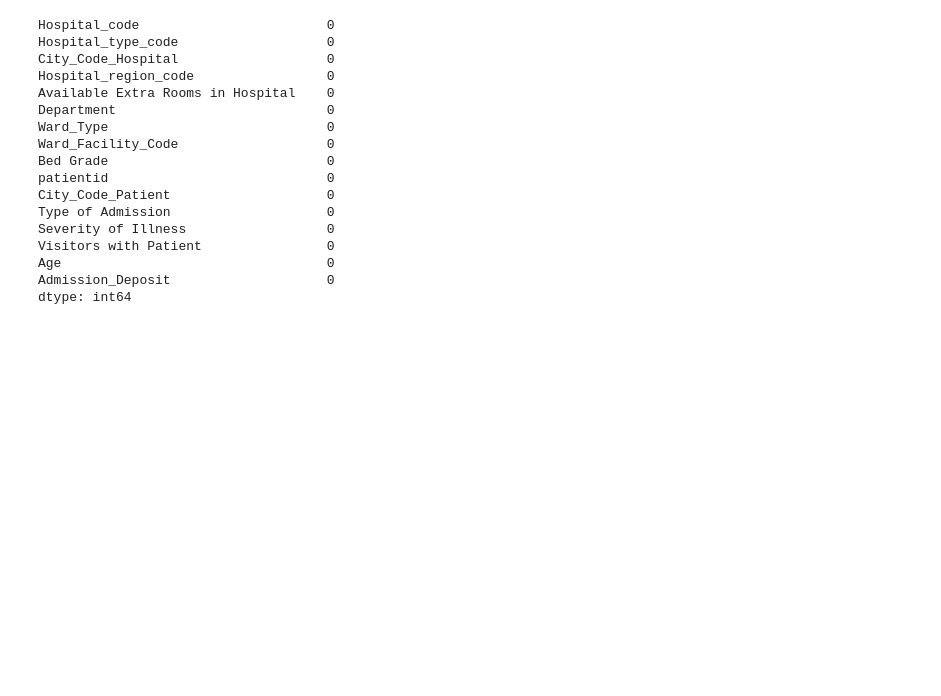
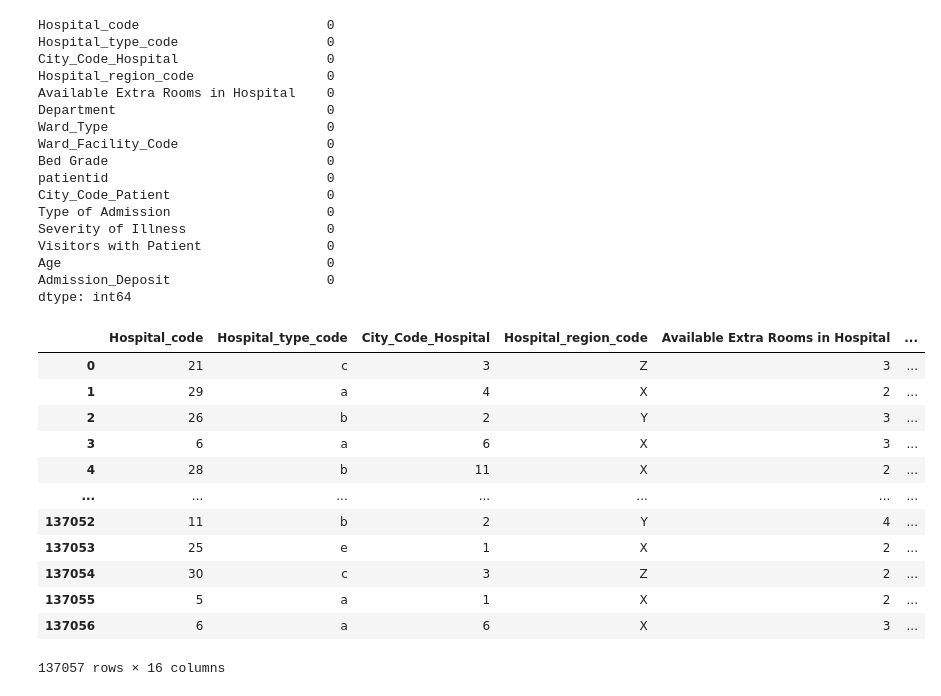
Before and after one commit to akaul98/Hackathon-Janatahack-Healthcare-Analytics-II, a Jupyter notebook: Test_ND2Q3bm/notebook.ipynb, the cells around one changed output. Saved outputs shown, nothing was run; the diff lists cells and outputs as text; code cells hidden in the pictures; blank space fills up the shorter version.

```diff
--- a/Test_ND2Q3bm/notebook.ipynb
+++ b/Test_ND2Q3bm/notebook.ipynb
@@ -188,3 +187,21 @@ Visitors with Patient                0
 Age                                  0
 Admission_Deposit                    0
 dtype: int64
+# %%
+#exporting it in csv format
+df.to_csv("cleaned_test.csv")
+df
+# %% [output]
+|  | Hospital_code | Hospital_type_code | City_Code_Hospital | Hospital_region_code | Available Extra Rooms in Hospital | ... |
+| 0 | 21 | c | 3 | Z | 3 | ... |
+| 1 | 29 | a | 4 | X | 2 | ... |
+| 2 | 26 | b | 2 | Y | 3 | ... |
+| 3 | 6 | a | 6 | X | 3 | ... |
+| 4 | 28 | b | 11 | X | 2 | ... |
+| ... | ... | ... | ... | ... | ... | ... |
+| 137052 | 11 | b | 2 | Y | 4 | ... |
+| 137053 | 25 | e | 1 | X | 2 | ... |
+| 137054 | 30 | c | 3 | Z | 2 | ... |
+| 137055 | 5 | a | 1 | X | 2 | ... |
+| 137056 | 6 | a | 6 | X | 3 | ... |
+137057 rows × 16 columns
```
Also changed, not shown: parts of 2 cells of this notebook, 3 other files.
